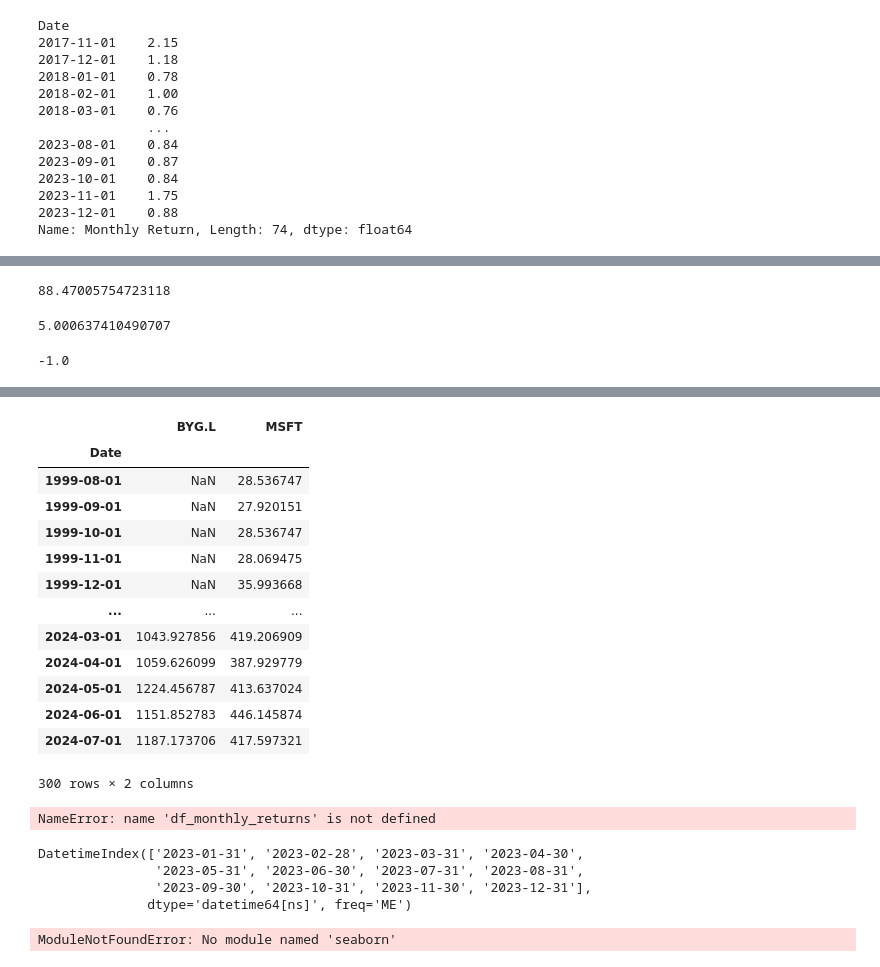
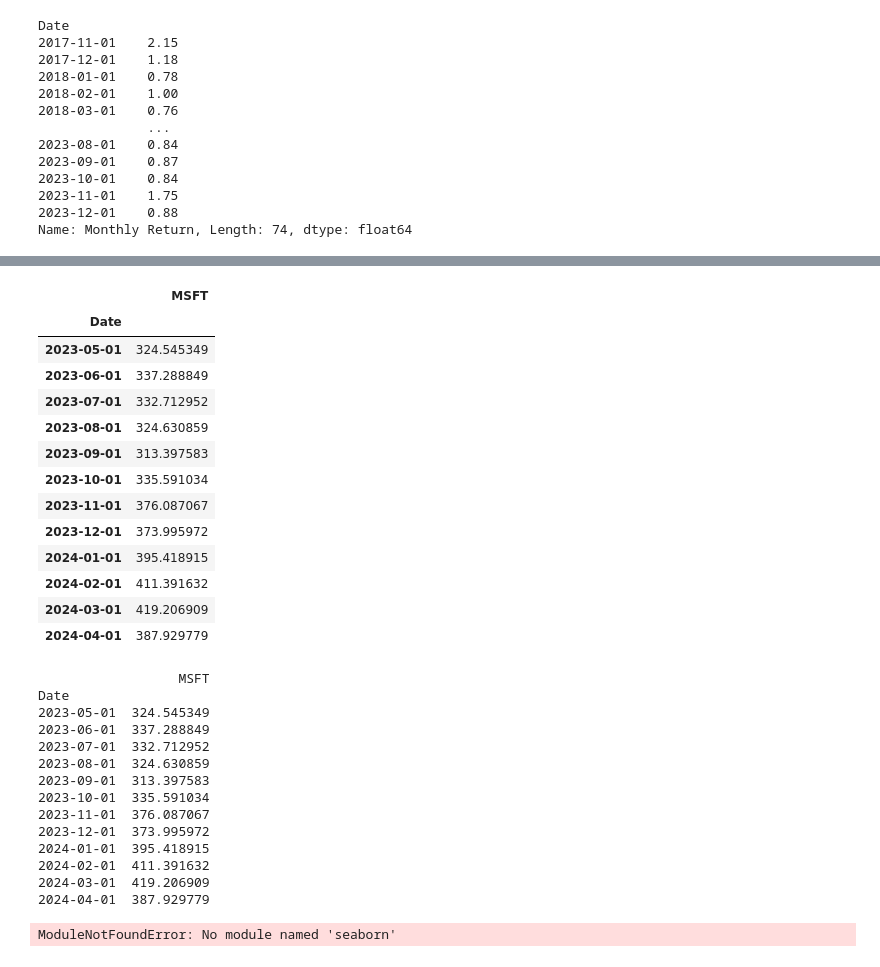
Before and after one commit to Herb-sh/sustainability_portfolio_optimisation, a Jupyter notebook: notebooks/test.ipynb, the cells around one changed output, grey strips where cells are left out. Drawn from its saved outputs; the diff is of its cells as text; code cells hidden in the pictures.

```diff
--- a/notebooks/test.ipynb
+++ b/notebooks/test.ipynb
@@ -137,10 +153,3 @@ data_dropped.to_list()
  0.84,
  1.75,
  0.88]
-# %%
-current_price = 20.379999
-for factor in data_dropped.to_list():
-    current_price *= factor
-current_price
-# %% [output]
-88.47005754723118
@@ -149,14 +156,4 @@ decimal_returns = data['Monthly Return'].notna().to_list()
-# %%
-arithmetic_mean = np.mean(data['Monthly Return'])
-arithmetic_mean
-# %% [output]
-5.000637410490707
-# %%
-geometric_mean = np.prod([1 + r for r in decimal_returns]) ** (1/len(decimal_returns)) - 1
-geometric_mean
-# %% [output]
--1.0
 # %%
-df_monthly_returns = data_ticker_service.get_returns_in_chunks(['BYG.L', 'MSFT'], '1999-08-01', '2024-08-01', interval='1mo', chunk_size=2, sleep_duration=5)
+df_monthly_returns = data_ticker_service.get_returns_in_chunks(['MSFT'], '2023-05-01', '2024-05-01', interval='1mo', chunk_size=2, sleep_duration=5)
 df_monthly_returns
 # %% [output]
@@ -164,15 +162,15 @@ Downloading data for tickers: ['BYG.L', 'MSFT']
 Pausing to avoid overloading the API...
-|  | BYG.L | MSFT |
-| Date |  |  |
-| 1999-08-01 | NaN | 28.536747 |
-| 1999-09-01 | NaN | 27.920151 |
-| 1999-10-01 | NaN | 28.536747 |
-| 1999-11-01 | NaN | 28.069475 |
-| 1999-12-01 | NaN | 35.993668 |
-| ... | ... | ... |
-| 2024-03-01 | 1043.927856 | 419.206909 |
-| 2024-04-01 | 1059.626099 | 387.929779 |
-| 2024-05-01 | 1224.456787 | 413.637024 |
-| 2024-06-01 | 1151.852783 | 446.145874 |
-| 2024-07-01 | 1187.173706 | 417.597321 |
+|  | MSFT |
+| Date |  |
+| 2023-05-01 | 324.545349 |
+| 2023-06-01 | 337.288849 |
+| 2023-07-01 | 332.712952 |
+| 2023-08-01 | 324.630859 |
+| 2023-09-01 | 313.397583 |
+| 2023-10-01 | 335.591034 |
+| 2023-11-01 | 376.087067 |
+| 2023-12-01 | 373.995972 |
+| 2024-01-01 | 395.418915 |
+| 2024-02-01 | 411.391632 |
+| 2024-03-01 | 419.206909 |
+| 2024-04-01 | 387.929779 |
-300 rows × 2 columns
@@ -179,14 +179,20 @@ Pausing to avoid overloading the API...
 # %%
-df_monthly_returns
+print(df_monthly_returns)
 # %% [output]
-NameError: name 'df_monthly_returns' is not defined
+                  MSFT
+Date
+2023-05-01  324.545349
+2023-06-01  337.288849
+2023-07-01  332.712952
+2023-08-01  324.630859
+2023-09-01  313.397583
+2023-10-01  335.591034
+2023-11-01  376.087067
+2023-12-01  373.995972
+2024-01-01  395.418915
+2024-02-01  411.391632
+2024-03-01  419.206909
+2024-04-01  387.929779
-# %%
-pd.date_range(start='2023-01-01', periods=12, freq='M')
-# %% [output]
-DatetimeIndex(['2023-01-31', '2023-02-28', '2023-03-31', '2023-04-30',
-               '2023-05-31', '2023-06-30', '2023-07-31', '2023-08-31',
-               '2023-09-30', '2023-10-31', '2023-11-30', '2023-12-31'],
-              dtype='datetime64[ns]', freq='ME')
 # %%
 import seaborn as sns
 
```
Also changed, not shown: parts of 6 cells of this notebook, 24 other files.
